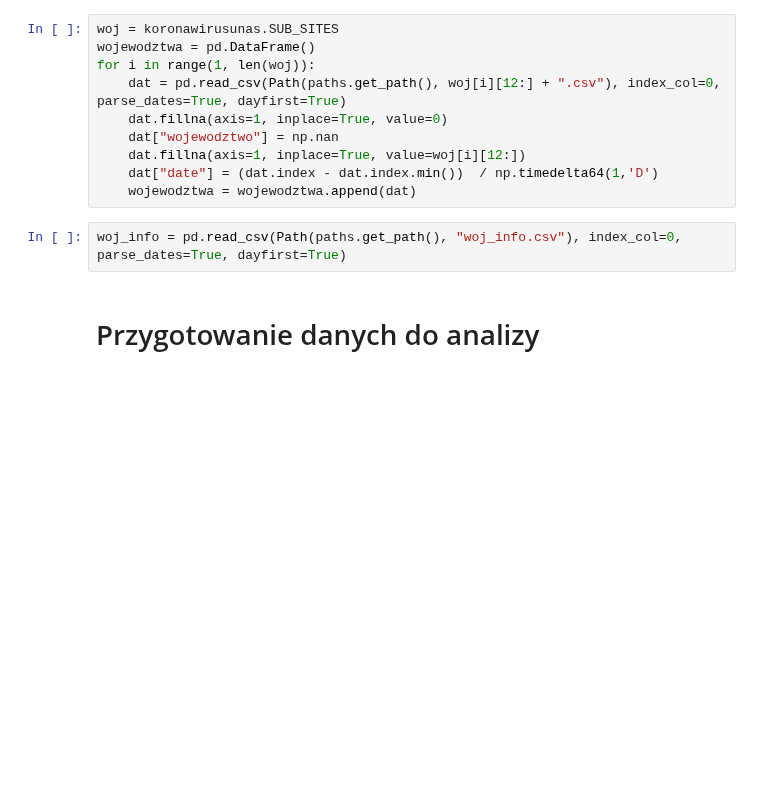
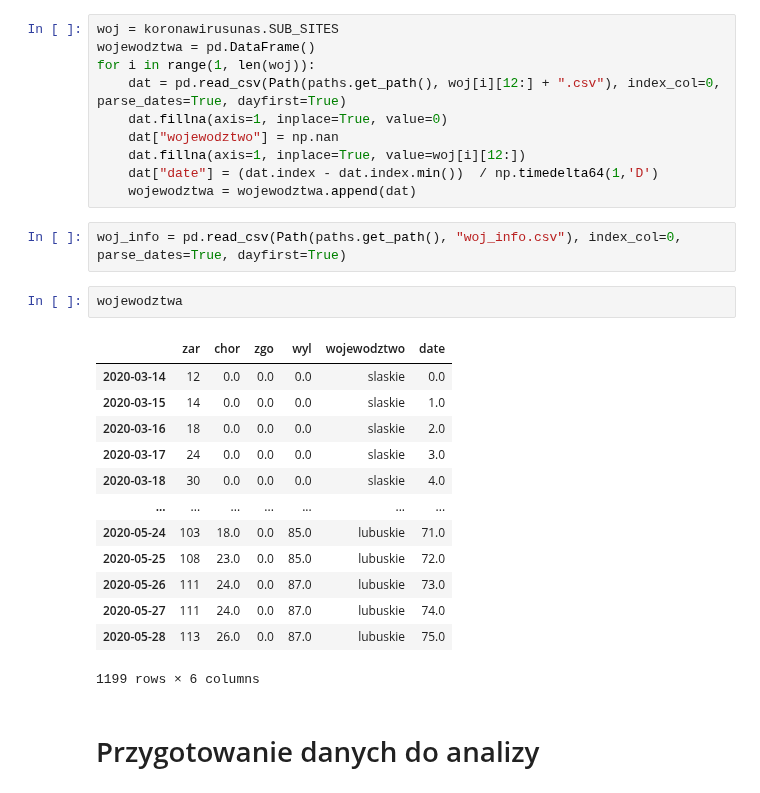
Before and after one commit to knmlprz/corona-analysis-1, a Jupyter notebook: notebooks/Analiza.ipynb, the cells around one changed output. Cells and saved outputs as stored; diff of their text form; blank space fills up the shorter version.

```diff
--- a/notebooks/Analiza.ipynb
+++ b/notebooks/Analiza.ipynb
@@ -53,6 +53,22 @@ for i in range(1, len(woj)):
     wojewodztwa = wojewodztwa.append(dat)
 # %%
 woj_info = pd.read_csv(Path(paths.get_path(), "woj_info.csv"), index_col=0, parse_dates=True, dayfirst=True)
+# %%
+wojewodztwa
+# %% [output]
+|  | zar | chor | zgo | wyl | wojewodztwo | date |
+| 2020-03-14 | 12 | 0.0 | 0.0 | 0.0 | slaskie | 0.0 |
+| 2020-03-15 | 14 | 0.0 | 0.0 | 0.0 | slaskie | 1.0 |
+| 2020-03-16 | 18 | 0.0 | 0.0 | 0.0 | slaskie | 2.0 |
+| 2020-03-17 | 24 | 0.0 | 0.0 | 0.0 | slaskie | 3.0 |
+| 2020-03-18 | 30 | 0.0 | 0.0 | 0.0 | slaskie | 4.0 |
+| ... | ... | ... | ... | ... | ... | ... |
+| 2020-05-24 | 103 | 18.0 | 0.0 | 85.0 | lubuskie | 71.0 |
+| 2020-05-25 | 108 | 23.0 | 0.0 | 85.0 | lubuskie | 72.0 |
+| 2020-05-26 | 111 | 24.0 | 0.0 | 87.0 | lubuskie | 73.0 |
+| 2020-05-27 | 111 | 24.0 | 0.0 | 87.0 | lubuskie | 74.0 |
+| 2020-05-28 | 113 | 26.0 | 0.0 | 87.0 | lubuskie | 75.0 |
+1199 rows × 6 columns
 # %% [markdown]
 # Przygotowanie danych do analizy
 # %%
```
Also changed, not shown: parts of 16 cells of this notebook, 3 other files.
